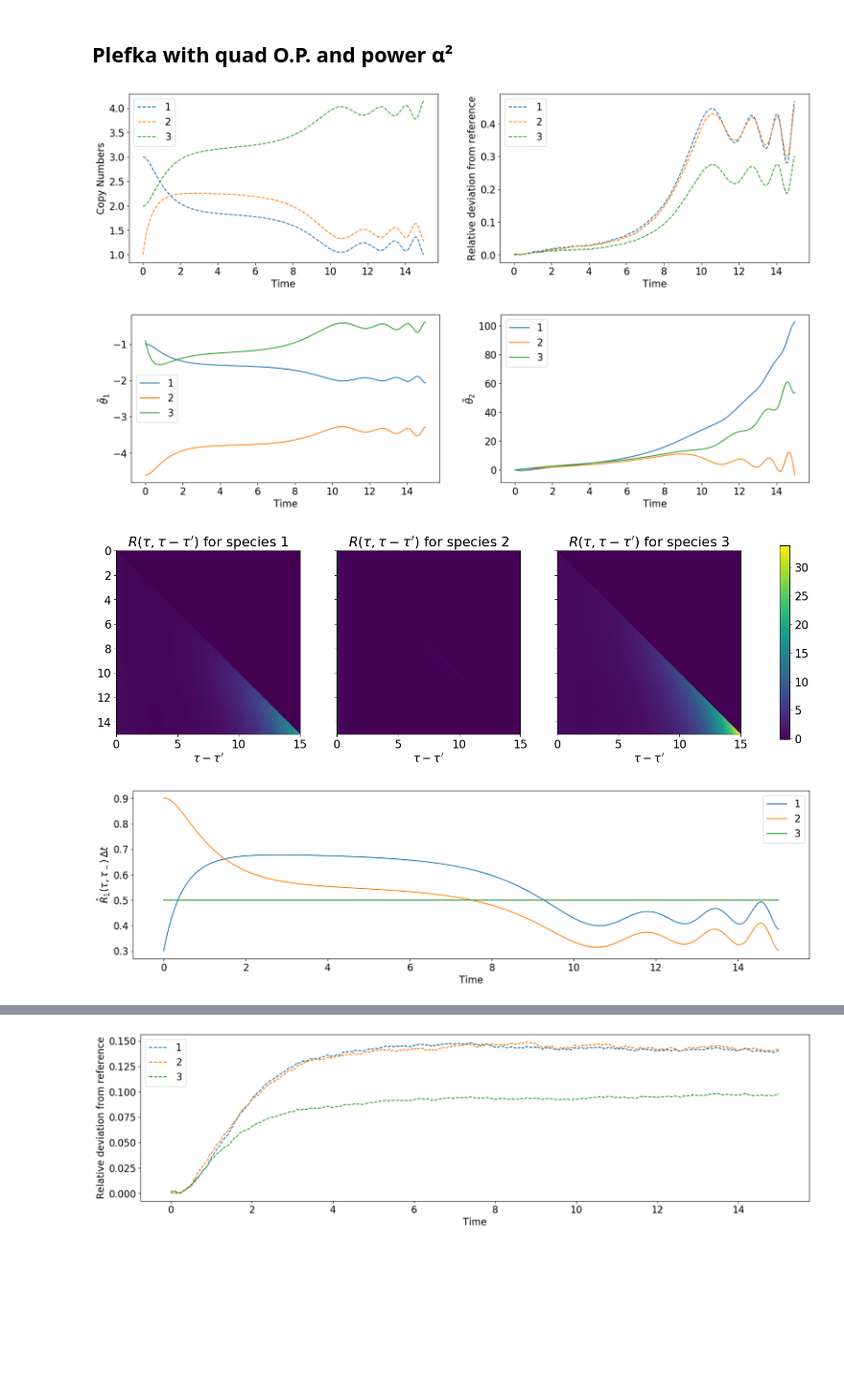
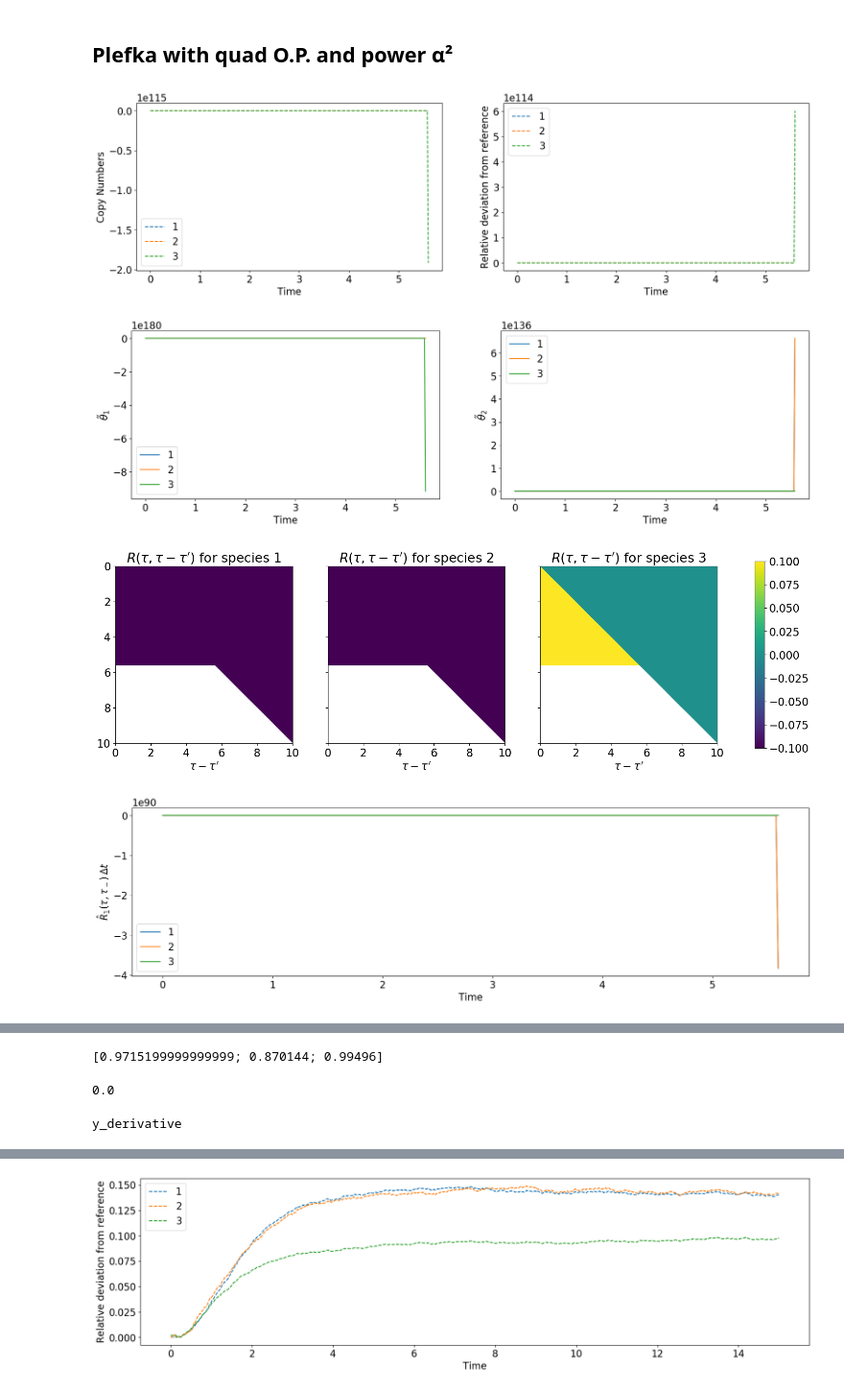
Before and after one commit to mkurjahn/CRN, a Jupyter notebook: examples/gene/Gene_Numerics.ipynb, the cells around one changed output, grey strips where cells are left out. Shown at 96% size. Saved outputs shown, nothing was run; the diff lists cells and outputs as text; code cells hidden in the pictures; blank space fills up the shorter version.

```diff
--- a/examples/gene/Gene_Numerics.ipynb
+++ b/examples/gene/Gene_Numerics.ipynb
@@ -18,10 +18,10 @@ num_species = 3     # number of species
 num_int = 3         # number of interaction reaction
 
 # Reaction constants
-k1 = 0.01 * [8.0, 8.0, 3.0]    # Creation
-k2 = 0.01 * [3.0, 2.0, 1.5]    # Annihiliation
-k2[2] = 1.0   # keep annihilation of protein unchanged
-k3 = [1.2, 0.3, 0.5]           # Interaction
+k1 = 0*[8.0, 8.0, 3.0]    # Creation
+k2 = [0, 2.0, 0]    # Annihiliation
+#k2[2] = 1.0   # keep annihilation of protein unchanged
+k3 = [0.3, 1.6, 0.3]           # Interaction
 k = [k1, k2, k3]
 
 # Stoichiometric
@@ -36,8 +36,8 @@ r_i[3,:] = [0 0 1]
 
 # Times
 t_init = 0.0        # Start time
-t_final = 15.0       # End time
-delta_t = 0.01      # time step
+t_final = 10.0       # End time
+delta_t = 0.02      # time step
 tspan = collect(t_init:delta_t:t_final)
 
 # Initial condition
@@ -51,7 +51,7 @@ x0 = [3., 1., 2.]
 # %% [markdown]
 ## Gillespie Simulation
 # %%
-N = 100000   # Repititions
+N = 10000   # Repititions
 res_gil = gillespie_avg(x0, k, s_i, r_i, tspan, N)
 plot_trajectories(res_gil)
 # %% [output]
@@ -116,13 +116,13 @@ PyObject Text(43.17777777777776, 0.5, '$\\hat{R}_1(\\tau,\\tau_-)\\,\\Delta t$')
 # %%
 plf_sim_22 = Plefka(1.0, 2, "quad") # α, alphaOrder, orderParameter
 res_plf_22 = euler_step(x0, k, tspan, plf_sim_22, s_i, r_i)
 plot_trajectories_and_deviation(res_plf_22[1], res_gil)
 plot_hatTheta(plf_sim_22, res_plf_22[3])
 plot_responses(res_plf_22[2])
-plot_hatR_diag(plf_sim_22, tspan, res_plf_22[3].hatR1)
-plot_hatR(plf_sim_22, tspan, res_plf_22[3].hatR2, quadR=true)
+plot_hatR_diag(tspan, res_plf_22[3].hatR1)
+plot_hatR(tspan, res_plf_22[3].hatR2, quadR=true)
 # %% [output]
-[figure, old version]
+[figure, new version]
-[figure, old version]
+[figure, new version]
-[figure, old version]
+[figure, new version]
-[figure, old version]
+[figure, new version]
@@ -129,0 +130,15 @@ plot_hatR(plf_sim_22, tspan, res_plf_22[3].hatR2, quadR=true)
+# %%
+#plot_responses_timeslice(res_plf_22[2], 4)
+resp = res_plf_22[2].data
+hatR1 = res_plf_22[3].hatR1
+hatR2 = res_plf_22[3].hatR2
+t_i = 1
+for k in t_i:-1:1
+    x = delta_t^2*sum((hatR1[:,t_i+1,:].*resp[:,:,k])[:,k:t_i], dims=2)
+    xx = 0.5*delta_t^2*sum((hatR2[:,t_i,:].*resp[:,:,k])[:,k:t_i], dims=2)
+    println((1 .- k2*delta_t).*resp[:,t_i,k] .- x .- xx)
+end
+sum(res_plf_21[1].data[1,:] .* res_plf_21[3].hatR1[1,1,:])
+# %% [output]
+[0.9715199999999999; 0.870144; 0.99496]
+0.0
@@ -129,0 +167,4 @@ plot_hatR(plf_sim_22, tspan, res_plf_22[3].hatR2, quadR=true)
+# %%
+include("../../testing/euler_step.jl")
+# %% [output]
+y_derivative
```
Also changed, not shown: parts of 12 cells of this notebook, 3 other files.
